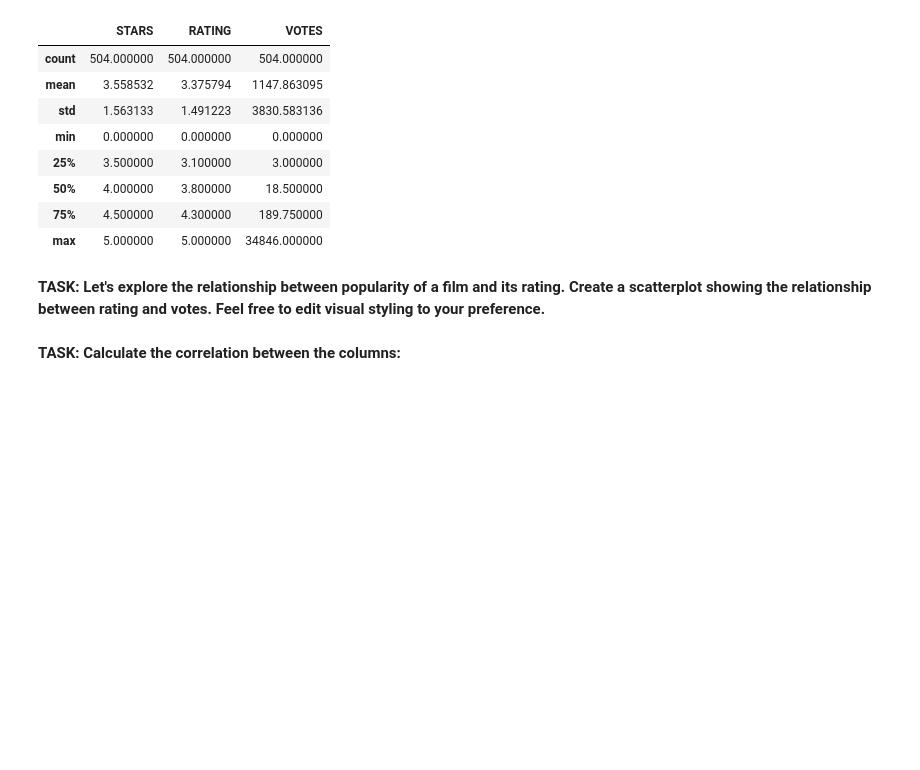
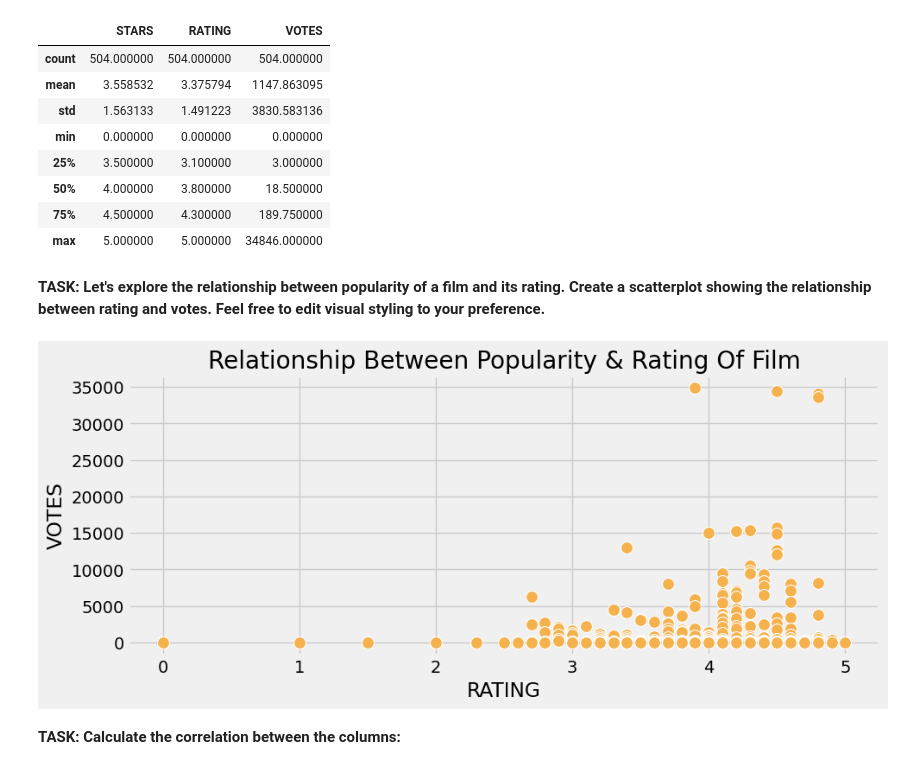
Before and after one commit to lajwithsingh/IMDB_MovieRating_DataAnalysis, a Jupyter notebook: imdb_movie_rating.ipynb, the cells around one changed output. Drawn from its saved outputs; the diff is of its cells as text; code cells hidden in the pictures; blank space fills up the shorter version.

```diff
--- a/imdb_movie_rating.ipynb
+++ b/imdb_movie_rating.ipynb
@@ -130,3 +128,10 @@ fig.show()
+# %%
+plt.figure(figsize=(10,4), dpi = 100)
+sns.scatterplot(data= fandango , x = "RATING" , y = "VOTES",color="#F5b14c",s=100)
+plt.title("Relationship Between Popularity & Rating Of Film")
+plt.show()
+# %% [output]
+[figure, added]
 # %% [markdown]
 **TASK: Calculate the correlation between the columns:**
 # %%
```
Also changed, not shown: parts of 39 cells of this notebook.
